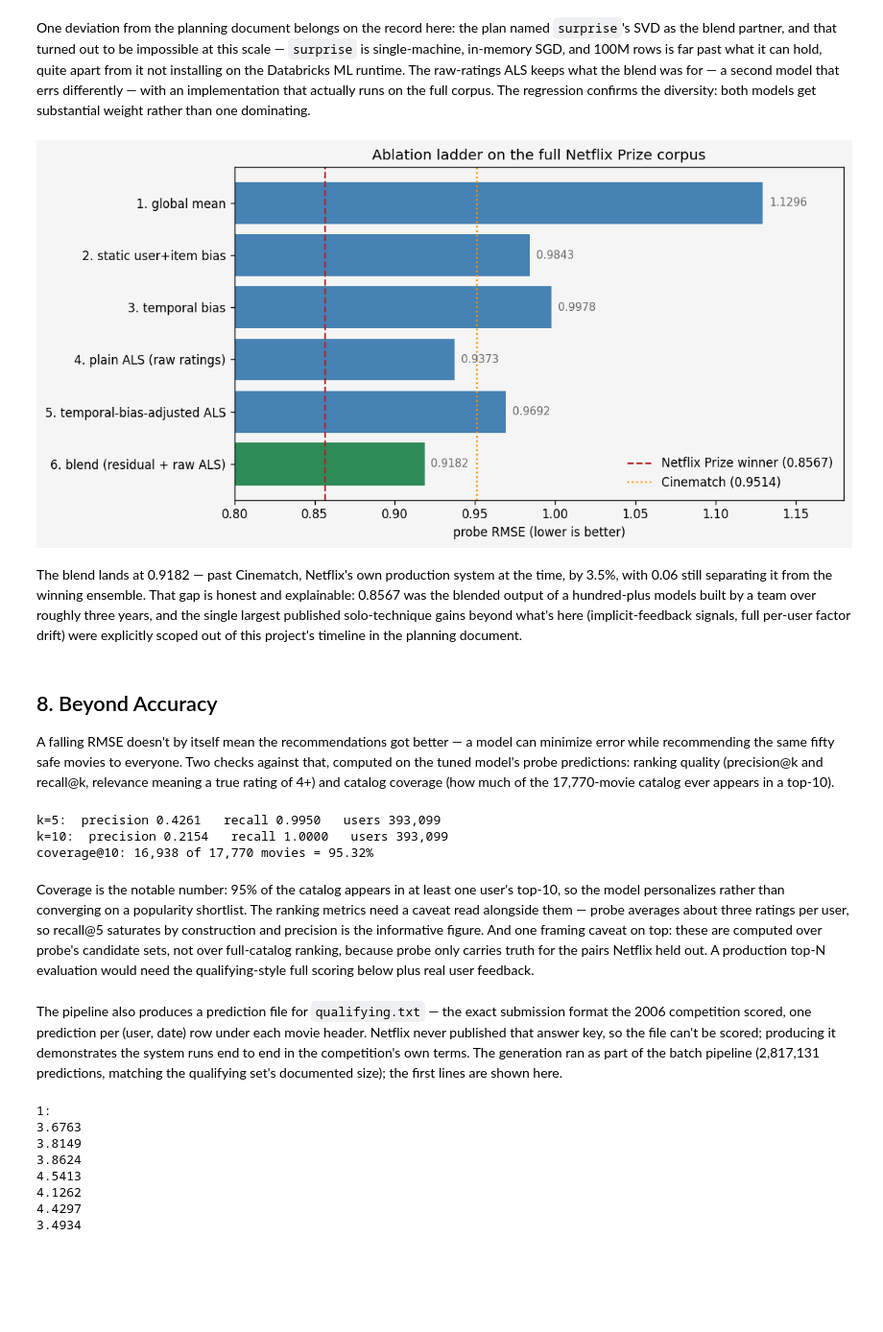
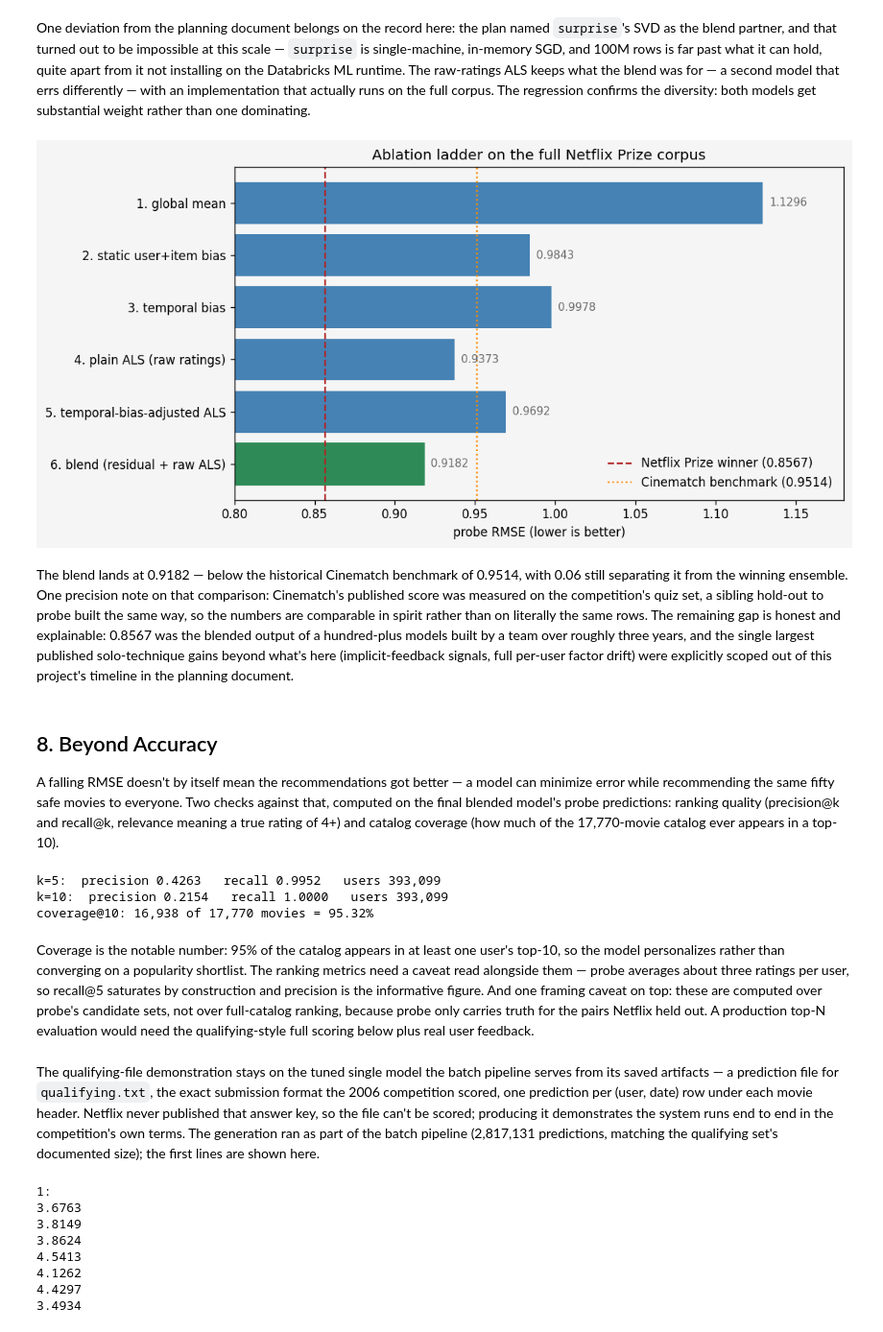
Before and after one commit to zoranglisovic/data612-recommender-systems, a Jupyter notebook: zg_data612_final_project.ipynb, the cells around one changed output. Shown at 96% size. Drawn from its saved outputs; the diff is of its cells as text; code cells hidden in the pictures; blank space fills up the shorter version.

Commit message:
Address review: Section 8 metrics on final blend, precise Cinematch benchmark wording
Co-Authored-By: Claude Fable 5 <noreply@anthropic.com>

```diff
--- a/zg_data612_final_project.ipynb
+++ b/zg_data612_final_project.ipynb
@@ -236,57 +236,59 @@ One deviation from the planning document belongs on the record here: the plan na
 # %%
 # RMSE progression across the ladder, with the Prize-winning score as the through-line
 ladder_frame = pd.DataFrame(
     [(name, scores["rmse"]) for name, scores in ladder_scores],
     columns=["rung", "probe_rmse"])
 
 fig, ax = plt.subplots(figsize=(9.5, 4.8), dpi=120)
 fig.patch.set_facecolor("whitesmoke")
 ax.set_facecolor("whitesmoke")
 bars = ax.barh(ladder_frame["rung"], ladder_frame["probe_rmse"], color="steelblue")
 bars[-1].set_color("seagreen")
 ax.axvline(0.8567, color="firebrick", linestyle="--", linewidth=1.4,
            label="Netflix Prize winner (0.8567)")
 ax.axvline(0.9514, color="darkorange", linestyle=":", linewidth=1.4,
-           label="Cinematch (0.9514)")
+           label="Cinematch benchmark (0.9514)")
 for bar, rmse_value in zip(bars, ladder_frame["probe_rmse"]):
     ax.text(bar.get_width() + 0.004, bar.get_y() + bar.get_height() / 2,
             f"{rmse_value:.4f}", va="center", fontsize=9, color="dimgray")
 ax.set_xlabel("probe RMSE (lower is better)")
 ax.set_xlim(0.80, 1.18)
 ax.invert_yaxis()
 ax.legend(loc="lower right", frameon=False)
 ax.set_title("Ablation ladder on the full Netflix Prize corpus")
 plt.tight_layout()
 plt.show()
 # %% [output]
-[figure, old version]
+[figure, new version]
 # %% [markdown]
-The blend lands at 0.9182 — past Cinematch, Netflix's own production system at the time, by 3.5%, with 0.06 still separating it from the winning ensemble. That gap is honest and explainable: 0.8567 was the blended output of a hundred-plus models built by a team over roughly three years, and the single largest published solo-technique gains beyond what's here (implicit-feedback signals, full per-user factor drift) were explicitly scoped out of this project's timeline in the planning document.
+The blend lands at 0.9182 — below the historical Cinematch benchmark of 0.9514, with 0.06 still separating it from the winning ensemble. One precision note on that comparison: Cinematch's published score was measured on the competition's quiz set, a sibling hold-out to probe built the same way, so the numbers are comparable in spirit rather than on literally the same rows. The remaining gap is honest and explainable: 0.8567 was the blended output of a hundred-plus models built by a team over roughly three years, and the single largest published solo-technique gains beyond what's here (implicit-feedback signals, full per-user factor drift) were explicitly scoped out of this project's timeline in the planning document.
 # %% [markdown]
 ## 8. Beyond Accuracy
 
-A falling RMSE doesn't by itself mean the recommendations got better — a model can minimize error while recommending the same fifty safe movies to everyone. Two checks against that, computed on the tuned model's probe predictions: ranking quality (precision@k and recall@k, relevance meaning a true rating of 4+) and catalog coverage (how much of the 17,770-movie catalog ever appears in a top-10).
+A falling RMSE doesn't by itself mean the recommendations got better — a model can minimize error while recommending the same fifty safe movies to everyone. Two checks against that, computed on the final blended model's probe predictions: ranking quality (precision@k and recall@k, relevance meaning a true rating of 4+) and catalog coverage (how much of the 17,770-movie catalog ever appears in a top-10).
 # %%
-tuned_probe_preds = (tuned_residual_model.transform(probe_with_bias)
-                     .withColumn("raw_pred", F.col("bias_pred") + F.col("prediction")))
-tuned_probe_preds = clip_to_scale(tuned_probe_preds, "raw_pred", "pred").cache()
+# the blend predictions from Section 7 are the final model's -- score ranking quality on those
+final_probe_preds = (blend_input
+                     .select("user_id", "movie_id", "rating",
+                             F.col("pred_blend").alias("pred"))
+                     .cache())
 
 for k in (5, 10):
-    ranking = precision_recall_at_k(tuned_probe_preds, k=k, threshold=4.0)
+    ranking = precision_recall_at_k(final_probe_preds, k=k, threshold=4.0)
     print(f"k={k}:  precision {ranking['precision_at_k']:.4f}   "
           f"recall {ranking['recall_at_k']:.4f}   users {ranking['n_users_scored']:,}")
 
-coverage = catalog_coverage(tuned_probe_preds, catalog_size=17_770, k=10)
+coverage = catalog_coverage(final_probe_preds, catalog_size=17_770, k=10)
 print(f"coverage@10: {coverage['movies_recommended']:,} of {coverage['catalog_size']:,} "
       f"movies = {coverage['coverage']:.2%}")
 # %% [output]
-k=5:  precision 0.4261   recall 0.9950   users 393,099
+k=5:  precision 0.4263   recall 0.9952   users 393,099
 k=10:  precision 0.2154   recall 1.0000   users 393,099
 coverage@10: 16,938 of 17,770 movies = 95.32%
 # %% [markdown]
 Coverage is the notable number: 95% of the catalog appears in at least one user's top-10, so the model personalizes rather than converging on a popularity shortlist. The ranking metrics need a caveat read alongside them — probe averages about three ratings per user, so recall@5 saturates by construction and precision is the informative figure. And one framing caveat on top: these are computed over probe's candidate sets, not over full-catalog ranking, because probe only carries truth for the pairs Netflix held out. A production top-N evaluation would need the qualifying-style full scoring below plus real user feedback.
 # %% [markdown]
-The pipeline also produces a prediction file for `qualifying.txt` — the exact submission format the 2006 competition scored, one prediction per (user, date) row under each movie header. Netflix never published that answer key, so the file can't be scored; producing it demonstrates the system runs end to end in the competition's own terms. The generation ran as part of the batch pipeline (2,817,131 predictions, matching the qualifying set's documented size); the first lines are shown here.
+The qualifying-file demonstration stays on the tuned single model the batch pipeline serves from its saved artifacts — a prediction file for `qualifying.txt`, the exact submission format the 2006 competition scored, one prediction per (user, date) row under each movie header. Netflix never published that answer key, so the file can't be scored; producing it demonstrates the system runs end to end in the competition's own terms. The generation ran as part of the batch pipeline (2,817,131 predictions, matching the qualifying set's documented size); the first lines are shown here.
 # %%
 qualifying_file = "../Final Project/data_local/qualifying_predictions.txt"
 if os.path.exists(qualifying_file):
```
Also changed, not shown: parts of 3 cells of this notebook.
